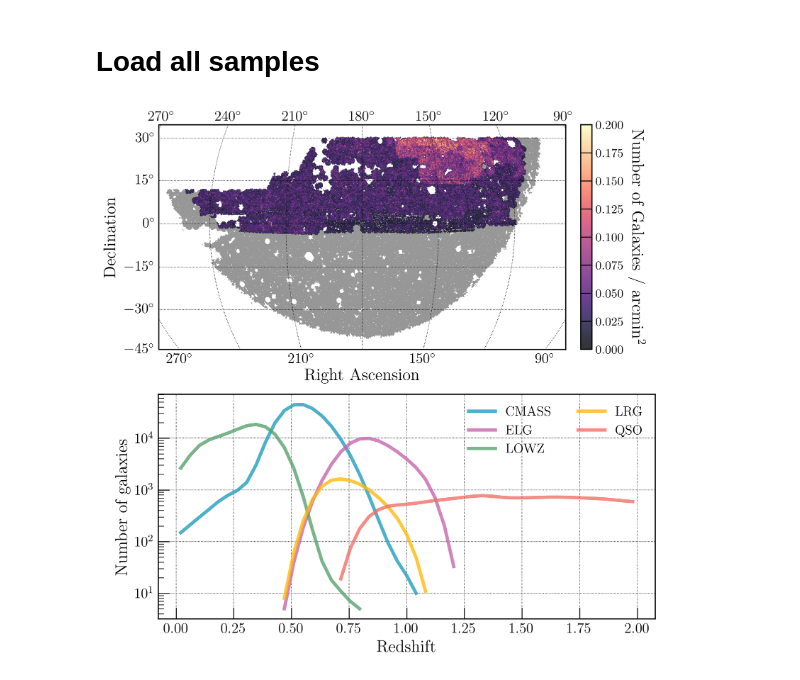
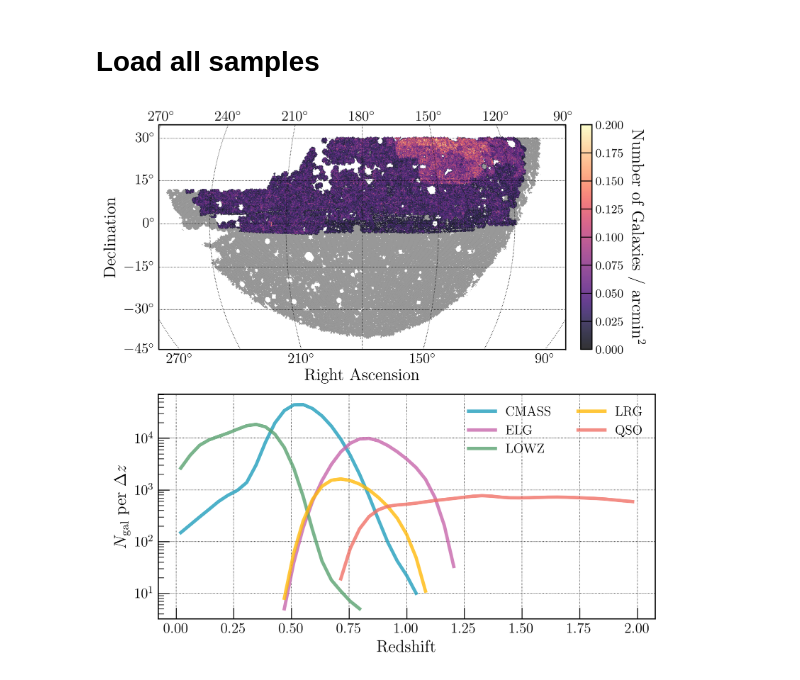
Before and after one commit to DhayaaAnbajagane/CosmicShearPhotoZ, a Jupyter notebook: paper_plots/Reference_Sample.ipynb, the cells around one changed output. Cells and saved outputs as stored; diff of their text form; code cells hidden in the pictures.

```diff
--- a/paper_plots/Reference_Sample.ipynb
+++ b/paper_plots/Reference_Sample.ipynb
@@ -56,32 +56,32 @@ sp = skyproj.McBrydeSkyproj(lon_0=180, ax=ax[0], extent = [100, 260, -45, 35])
 
 # Note that the default is to zoom in to the range defined by the map
 sp.draw_hpxmap(np.where(ngal > 0, 1, hp.UNSEEN), zoom=False, label='DELVE', cmap = 'gray', alpha = 0.8)
 sp.draw_hpxmap(np.where(ngal_boss > 0, ngal_boss, hp.UNSEEN), zoom=False, vmin=0, vmax=0.2, cmap='magma', label='BOSS, eBOSS', alpha = 0.8)
 sp.ax.set_xlabel("Right Ascension", fontsize=15)
 sp.ax.set_ylabel("Declination", fontsize=15)
 
 cbar = sp.draw_colorbar(pad = 0.03)
 cbar.set_label(r"Number of Galaxies / arcmin$^2$", rotation=270, labelpad=20, fontsize = 15)
 
 
 samples = list(np.unique(boss_cat['SAMPLE']))
 bins    = np.linspace(0, 2, 50)
 for s in samples:
     m = np.ones(len(boss_cat), dtype = bool) if s == 'ALL' else boss_cat['SAMPLE'] == s
     c, b = np.histogram(boss_cat['Z'][m], bins = bins)
     c    = gaussian_filter1d(c, 0.05/(b[1] - b[0]))
     b = (b[1:] + b[:-1])/2
 
     m = c > 3
     ax[1].plot(b[m], c[m], label = s, lw = 3, alpha = 0.8)
 
 ax[1].set_yscale('log')
 ax[1].legend(fontsize = 12, ncol = 2)
 ax[1].grid(linestyle = ':', color = 'k', linewidth = 0.5)
 
 ax[1].set_xlabel("Redshift", fontsize=15)
-ax[1].set_ylabel(r"Number of galaxies", fontsize=15)
+ax[1].set_ylabel(r"$N_{\rm gal}$ per $\Delta z$", fontsize=15)
 
 plt.savefig('./reference_sample.pdf', dpi = 300, bbox_inches = 'tight')
 # %% [output]
-[figure, old version]
+[figure, new version]
```
Also changed, not shown: 10 other files.
